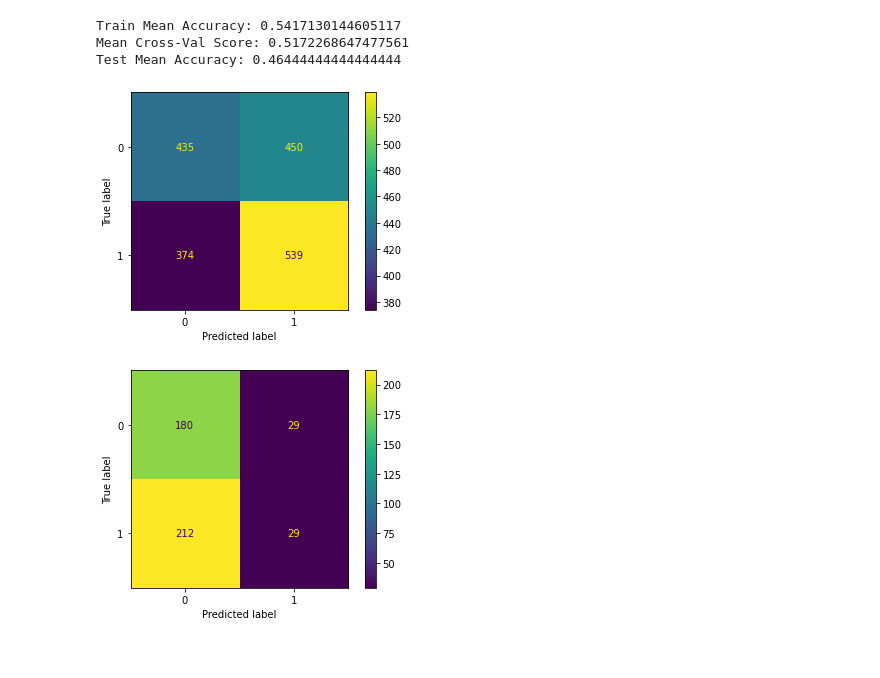
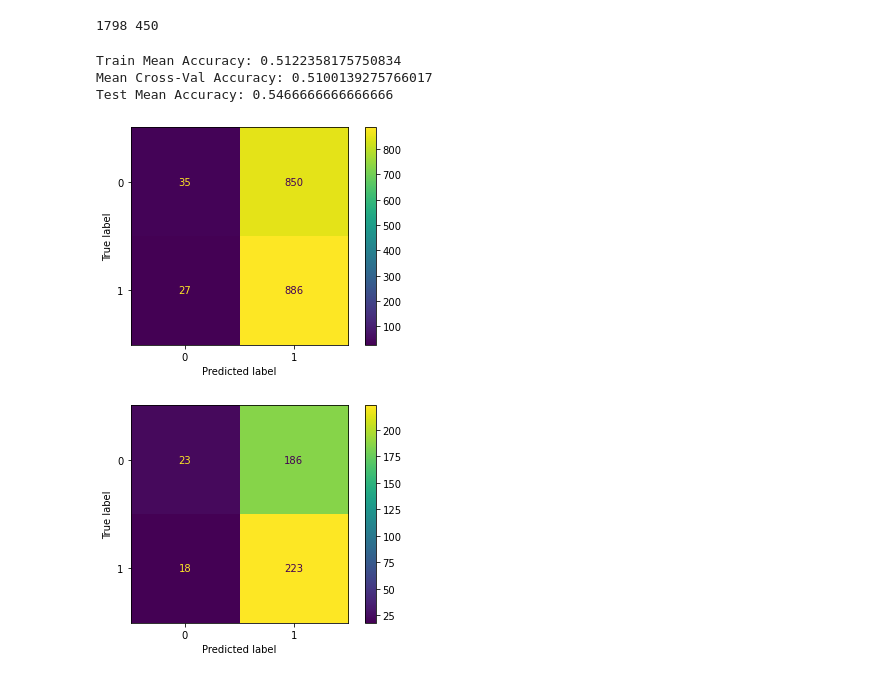
Before and after one commit to tjbray20/Market_Machine_Learning, a Jupyter notebook: Classifiers.ipynb, the cells around one changed output. Drawn from its saved outputs; the diff is of its cells as text; code cells hidden in the pictures.

```diff
--- a/Classifiers.ipynb
+++ b/Classifiers.ipynb
@@ -79,17 +42,49 @@ X_test_scaled = pd.DataFrame(X_test_scaled, columns=X_test.columns)
+# %%
+def preprocess_data(df):
+
+    df.index = pd.to_datetime(df.index)
+
+    X = df.shift(1).dropna()
+
+    X_data = remove_corrs(X)
+
+    y = df['day_direction'].iloc[1:]
+
+    train_num = round(len(X)*.8)
+    test_num = round(len(X)*.2)
+    print(train_num, test_num)
+
+    X_train = X_data.iloc[:train_num]
+    X_test = X_data.iloc[-test_num:]
+    y_train = y.iloc[:train_num]
+    y_test = y.iloc[-test_num:]
+
+    ss = StandardScaler()
+    X_train_scaled = ss.fit_transform(X_train)
+    X_test_scaled = ss.transform(X_test)
+
+    X_train_scaled = pd.DataFrame(X_train_scaled, columns=X_train.columns).set_index(X_train.index)
+    X_test_scaled = pd.DataFrame(X_test_scaled, columns=X_test.columns).set_index(X_test.index)
+
+    return X_train, X_test, y_train, y_test
+# %%
+X_train, X_test, y_train, y_test = preprocess_data(df)
+# %% [output]
+1798 450
 # %%
 def logreg(X_train, X_test, y_train, y_test, cv=5):
 
     # Set GridSearchCV hyperparameters to compare & select
     grid = {
     'penalty': ['l1', 'l2' ,'elasticnet'],
-    'solver': ['newton-cg', 'lbfgs', 'liblinear', 'sag', 'saga']}
+    'solver': ['newton-cg','lbfgs', 'liblinear', 'sag', 'saga']}
 
     # Instantiate & fit LogReg model for GridSearch
     grid_logreg = LogisticRegression(random_state=42)
 
     # Instantiate & fit GridSearchCV with accuracy scoring
     gs = GridSearchCV(estimator=grid_logreg, param_grid=grid, cv=cv,
-                      scoring='accuracy', n_jobs = -1)
+                      scoring='accuracy', n_jobs = -1, error_score = 0)
     gs.fit(X_train, y_train)
 
     # Create prediction variable using test data
@@ -103,20 +98,24 @@ def logreg(X_train, X_test, y_train, y_test, cv=5):
     test_score = gs.score(X_test, y_test)
 
     print(f'Train Mean Accuracy: {train_score}')
-    print(f'Mean Cross-Val Score: {cv_results.mean()}')
+    print(f'Mean Cross-Val Accuracy: {cv_results}')
     print(f'Test Mean Accuracy: {test_score}')
 
     # Plot Confusion Matrix
     plot_confusion_matrix(gs, X_train, y_train)
     plot_confusion_matrix(gs, X_test, y_test)
+
+    results = ['random forest', train_score, cv_results.mean(), test_score]
+
+    return results
 # %%
-logreg(X_train_scaled, X_test_scaled, y_train, y_test)
+logreg(X_train, X_test, y_train, y_test)
 # %% [output]
-Train Mean Accuracy: 0.5417130144605117
-Mean Cross-Val Score: 0.5172268647477561
-Test Mean Accuracy: 0.46444444444444444
+Train Mean Accuracy: 0.5122358175750834
+Mean Cross-Val Accuracy: 0.5100139275766017
+Test Mean Accuracy: 0.5466666666666666
-[figure, old version]
+[figure, new version]
-[figure, old version]
+[figure, new version]
 # %%
 def dtree(X_train, X_test, y_train, y_test, cv=5):
 
```
Also changed, not shown: parts of 15 cells of this notebook, 1 other file.
